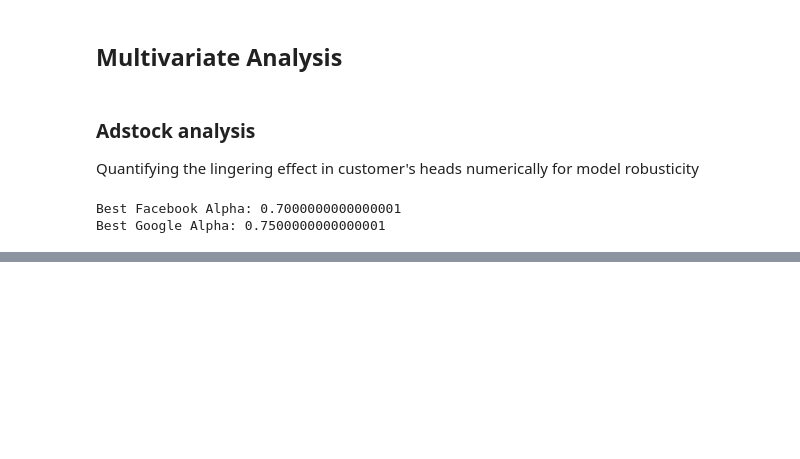
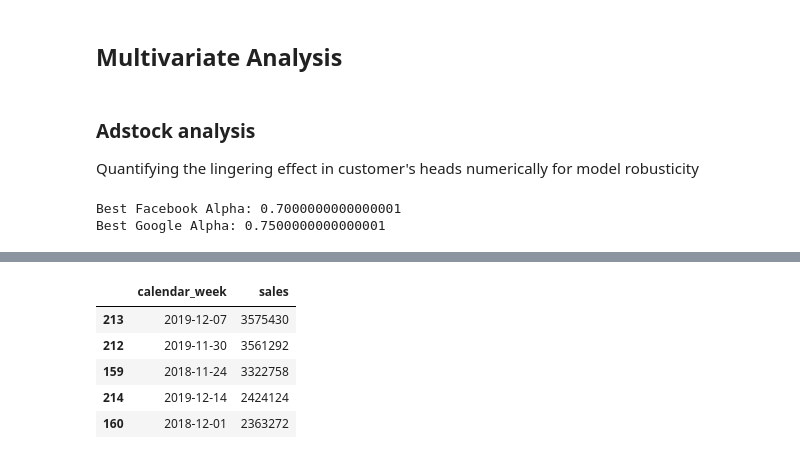
Before and after one commit to N-anle/Marketing-Mix-Modelling, a Jupyter notebook: notebooks/notebook.ipynb, the cells around one changed output, grey strips where cells are left out. Cells and saved outputs as stored; diff of their text form; code cells hidden in the pictures; blank space fills up the shorter version.

```diff
--- a/notebooks/notebook.ipynb
+++ b/notebooks/notebook.ipynb
@@ -466,2 +498,11 @@ Best Google Alpha: 0.7500000000000001
 # %%
 df['trend'] = np.arange(len(df))
+# %%
+df[['calendar_week', 'sales']].sort_values('sales' ,ascending = False).head()
+# %% [output]
+|  | calendar_week | sales |
+| 213 | 2019-12-07 | 3575430 |
+| 212 | 2019-11-30 | 3561292 |
+| 159 | 2018-11-24 | 3322758 |
+| 214 | 2019-12-14 | 2424124 |
+| 160 | 2018-12-01 | 2363272 |
```
Also changed, not shown: parts of 7 cells of this notebook.
